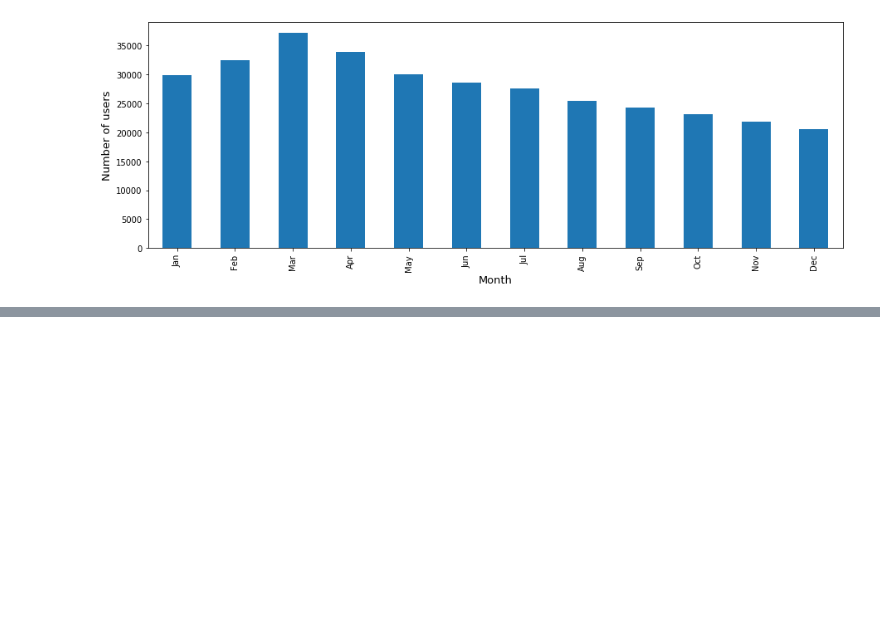
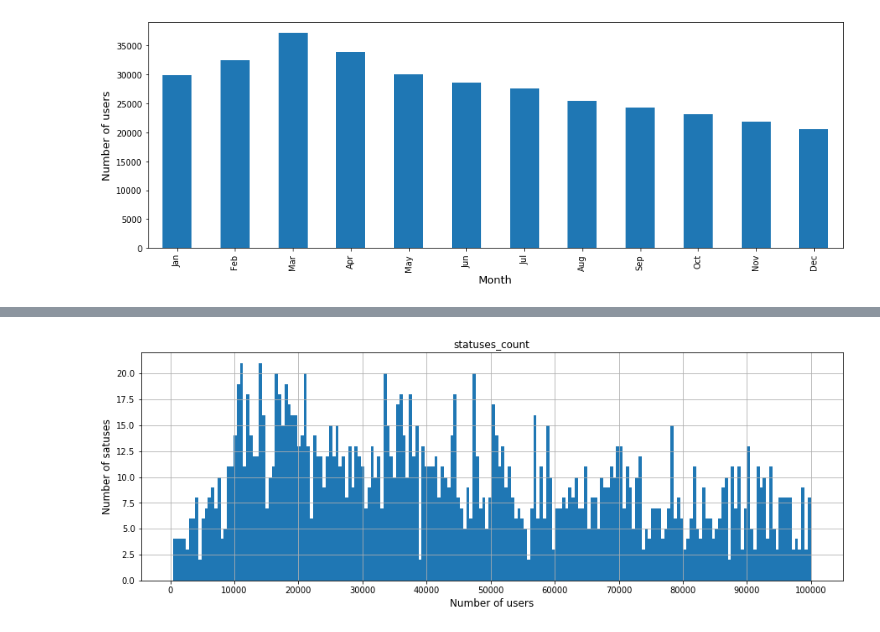
Before and after one commit to Aveek-Saha/TwitterFakeNet, a Jupyter notebook: user_analysis.ipynb, the cells around one changed output, grey strips where cells are left out. Cells and saved outputs as stored; diff of their text form; code cells hidden in the pictures; blank space fills up the shorter version.

```diff
--- a/user_analysis.ipynb
+++ b/user_analysis.ipynb
@@ -164,0 +253,15 @@ plt.show()
+# %%
+status_max = 100000
+# %%
+fig = plt.figure(figsize=(15,5))
+ax = fig.gca()
+
+df[df['statuses_count'] < status_max].hist(column='statuses_count', bins=200, ax=ax)
+plt.xticks(np.arange(0, status_max+1, status_max/10))
+
+plt.xlabel("Number of users", fontsize=12)
+plt.ylabel("Number of satuses",fontsize=12)
+
+plt.show()
+# %% [output]
+[figure, added]
```
Also changed, not shown: parts of 25 cells of this notebook, 3 other files.
